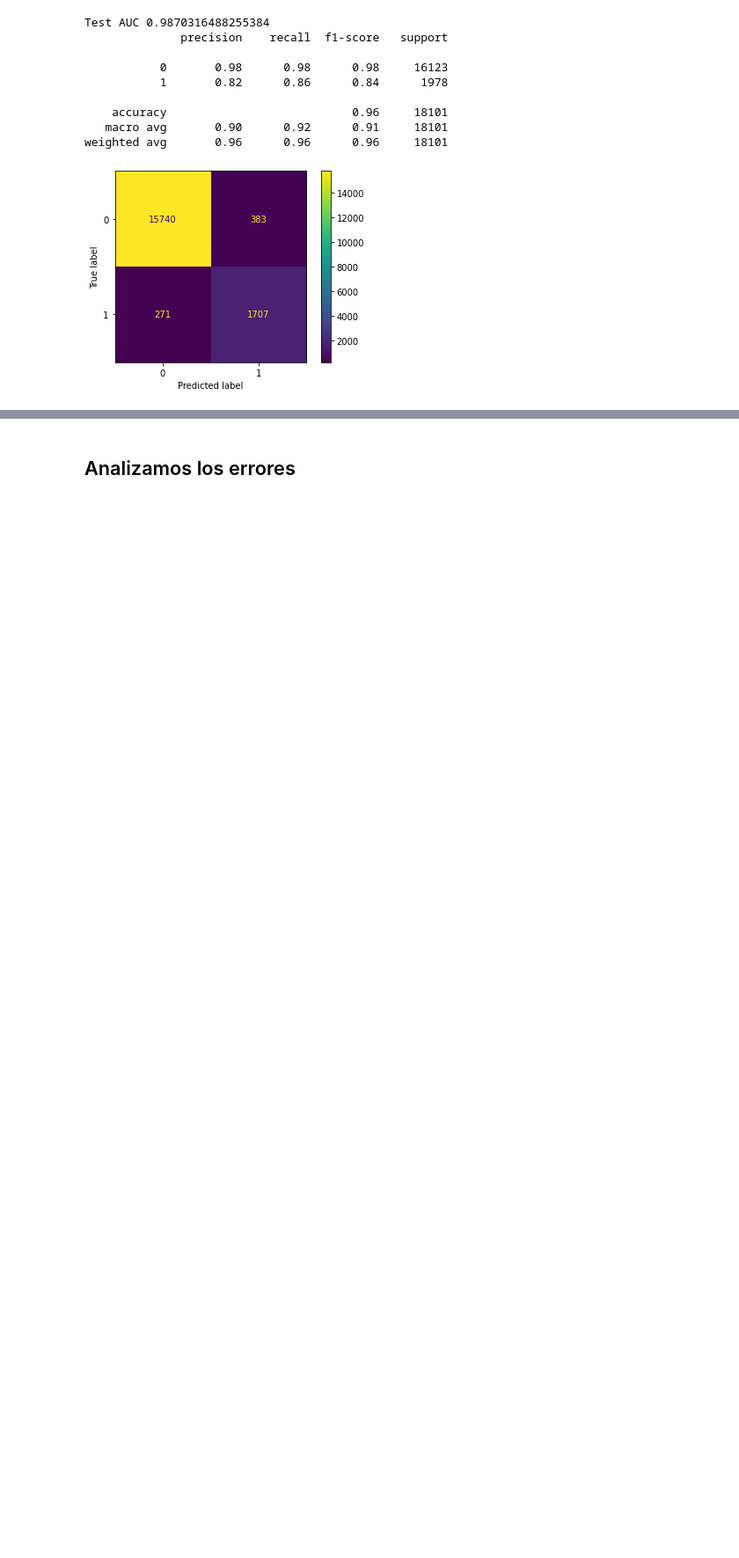
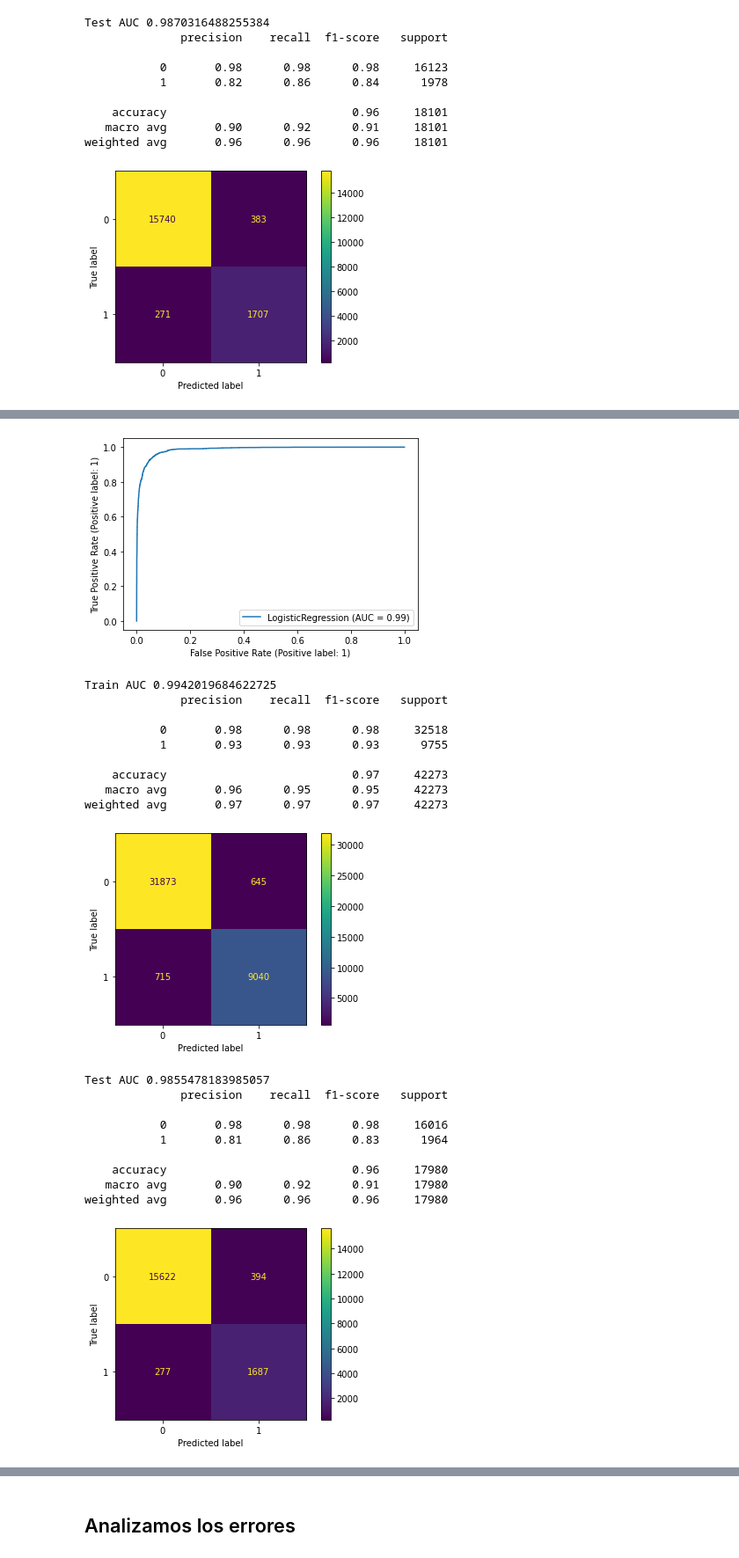
Before and after one commit to metalkutz/juanito_v2.0, a Jupyter notebook: Modelos/mod_reg_logist.ipynb, the cells around one changed output, grey strips where cells are left out. Shown at 88% size. Drawn from its saved outputs; the diff is of its cells as text; code cells hidden in the pictures; blank space fills up the shorter version.

Commit message:
update notebook reg logist con nueva variable

```diff
--- a/Modelos/mod_reg_logist.ipynb
+++ b/Modelos/mod_reg_logist.ipynb
@@ -315,0 +360,5 @@ fh.close()
+# %%
+print(X.shape)
+X = pd.concat([X,df['num palabras catalogo']], axis=1)
+print(X.shape)
+X.head()
@@ -315,0 +376,16 @@ fh.close()
+# %%
+X_train, X_test, y_train, y_test = train_test_split(
+    X, y, test_size=0.33, random_state=42)
+
+oversampling = SMOTE(sampling_strategy=0.30) # usamos oversampling sintético podemos elegir el nivel de oversampling con  sampling_strategy=0.80
+X_train_smote, y_train_smote = oversampling.fit_resample(X_train, y_train) #Se obtienen nuevos X e y
+# %%
+logreg = LogisticRegression(
+    solver='lbfgs',
+    C=1.00, #valores que tomará la Inverse of regularization strength [1.00,0.05,0.01]
+    max_iter=500, #Maximum number of iterations taken for the solvers to converge.
+    multi_class= 'ovr', #‘ovr’, then a binary problem is fit for each label
+    penalty='l2',
+    verbose=1)
+# %%
+logreg_model = logreg.fit(X_train_smote,y_train_smote)
@@ -315,0 +395,24 @@ fh.close()
+# %%
+metrics(logreg_model, X_train_smote, X_test, y_train_smote, y_test, thr=0.5)
+# %% [output]
+[figure, added]
+Train AUC 0.9942019684622725
+              precision    recall  f1-score   support
+
+           0       0.98      0.98      0.98     32518
+           1       0.93      0.93      0.93      9755
+
+    accuracy                           0.97     42273
+   macro avg       0.96      0.95      0.95     42273
+weighted avg       0.97      0.97      0.97     42273
+[figure, added]
+Test AUC 0.9855478183985057
+              precision    recall  f1-score   support
+
+           0       0.98      0.98      0.98     16016
+           1       0.81      0.86      0.83      1964
+
+    accuracy                           0.96     17980
+   macro avg       0.90      0.92      0.91     17980
+weighted avg       0.96      0.96      0.96     17980
+[figure, added]
```
Also changed, not shown: parts of 10 cells of this notebook.
